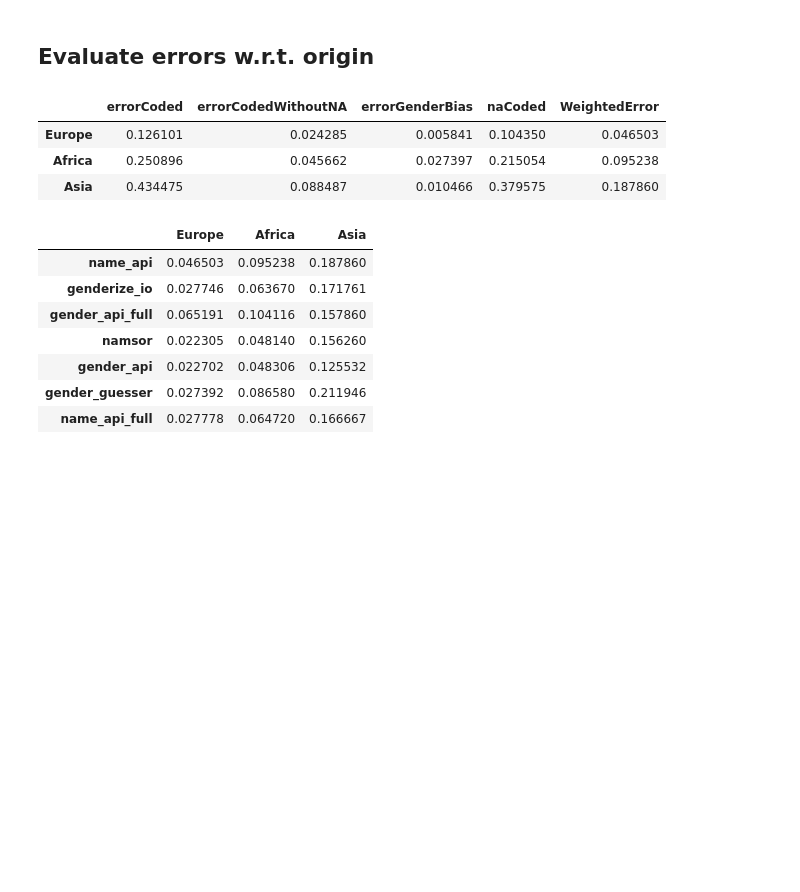
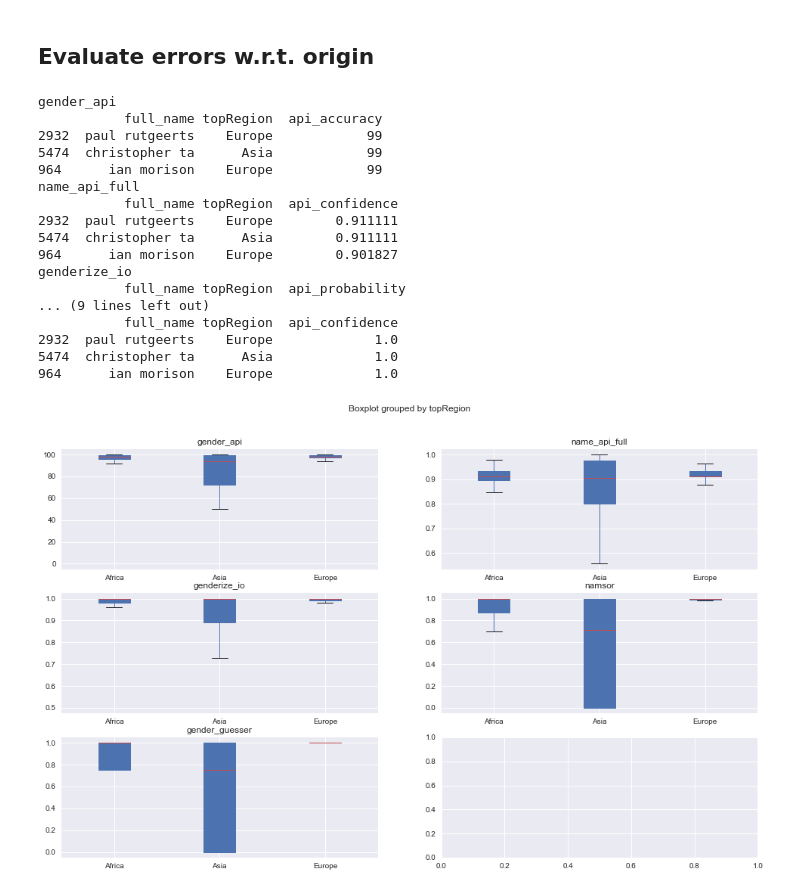
Before and after one commit to GenderGapSTEM-PublicationAnalysis/name_gender_inference, a Jupyter notebook: name_gender_inference/notebooks/Evaluation_name_onomastics.ipynb, the cells around one changed output. Cells and saved outputs as stored; diff of their text form; code cells hidden in the pictures; blank space fills up the shorter version.

```diff
--- a/name_gender_inference/notebooks/Evaluation_name_onomastics.ipynb
+++ b/name_gender_inference/notebooks/Evaluation_name_onomastics.ipynb
@@ -443,18 +324,0 @@ for e_type in error_names:
-# %%
-service_to_all_errors['name_api']
-# %% [output]
-|  | errorCoded | errorCodedWithoutNA | errorGenderBias | naCoded | WeightedError |
-| Europe | 0.126101 | 0.024285 | 0.005841 | 0.104350 | 0.046503 |
-| Africa | 0.250896 | 0.045662 | 0.027397 | 0.215054 | 0.095238 |
-| Asia | 0.434475 | 0.088487 | 0.010466 | 0.379575 | 0.187860 |
-# %%
-error_by_country['WeightedError']
-# %% [output]
-|  | Europe | Africa | Asia |
-| name_api | 0.046503 | 0.095238 | 0.187860 |
-| genderize_io | 0.027746 | 0.063670 | 0.171761 |
-| gender_api_full | 0.065191 | 0.104116 | 0.157860 |
-| namsor | 0.022305 | 0.048140 | 0.156260 |
-| gender_api | 0.022702 | 0.048306 | 0.125532 |
-| gender_guesser | 0.027392 | 0.086580 | 0.211946 |
-| name_api_full | 0.027778 | 0.064720 | 0.166667 |
@@ -460,0 +340,51 @@ error_by_country['WeightedError']
+# %%
+# Compute mean and standard deviation of each service depending on the region
+accuracy_param_per_service = {
+    'gender_api': 'api_accuracy',
+    'genderize_io': 'api_probability',
+    'namsor': 'api_scale',
+    'name_api_full': 'api_confidence',
+    'gender_guesser': 'api_confidence'
+}
+
+fig, ax = plt.subplots(nrows=3, ncols=2, figsize=(16,10))
+#fig.suptitle('bold figure suptitle', fontsize=14, fontweight='bold')
+counter = 0
+for s in [GenderAPIEvaluator, NameAPIFullEvaluator, GenderizeIoEvaluator, NamSorEvaluator, GenderGuesserEvaluator]:
+    evaluator = s('all')
+    eval_name = evaluator.gender_evaluator
+    evaluator.load_data(evaluated=True)
+    # add onomastic information and restrict to rows with reliable onomastic class
+    evaluator.test_data['topRegion'] = origin_df['topRegion']
+    evaluator.test_data['score_origin'] = origin_df['score_origin']
+    evaluator.test_data = evaluator.test_data[evaluator.test_data['score_origin']>0]
+    evaluator.preprocess_tuning_params()
+    accuracy_param = accuracy_param_per_service[eval_name]
+    row_index, col_index = divmod(counter, 2)
+    # for plausibility test print a few lines and numbers
+    print (eval_name)
+    print(evaluator.test_data[['full_name', 'topRegion', accuracy_param]].sample(3, random_state=1))
+    # plot; see http://blog.bharatbhole.com/creating-boxplots-with-matplotlib/ for tweaking the appearance
+    evaluator.test_data.boxplot(column=accuracy_param, by='topRegion', ax=ax[row_index, col_index], patch_artist=True)
+    ax[row_index, col_index].set_title(eval_name, fontsize=12)
+    ax[row_index, col_index].set_xlabel('')
+    counter +=1
+# %% [output]
+gender_api
+           full_name topRegion  api_accuracy
+2932  paul rutgeerts    Europe            99
+5474  christopher ta      Asia            99
+964      ian morison    Europe            99
+name_api_full
+           full_name topRegion  api_confidence
+2932  paul rutgeerts    Europe        0.911111
+5474  christopher ta      Asia        0.911111
+964      ian morison    Europe        0.901827
+genderize_io
+           full_name topRegion  api_probability
+... (9 lines left out)
+           full_name topRegion  api_confidence
+2932  paul rutgeerts    Europe             1.0
+5474  christopher ta      Asia             1.0
+964      ian morison    Europe             1.0
+[figure, added]
```
Also changed, not shown: parts of 56 cells of this notebook, 1 other file.
